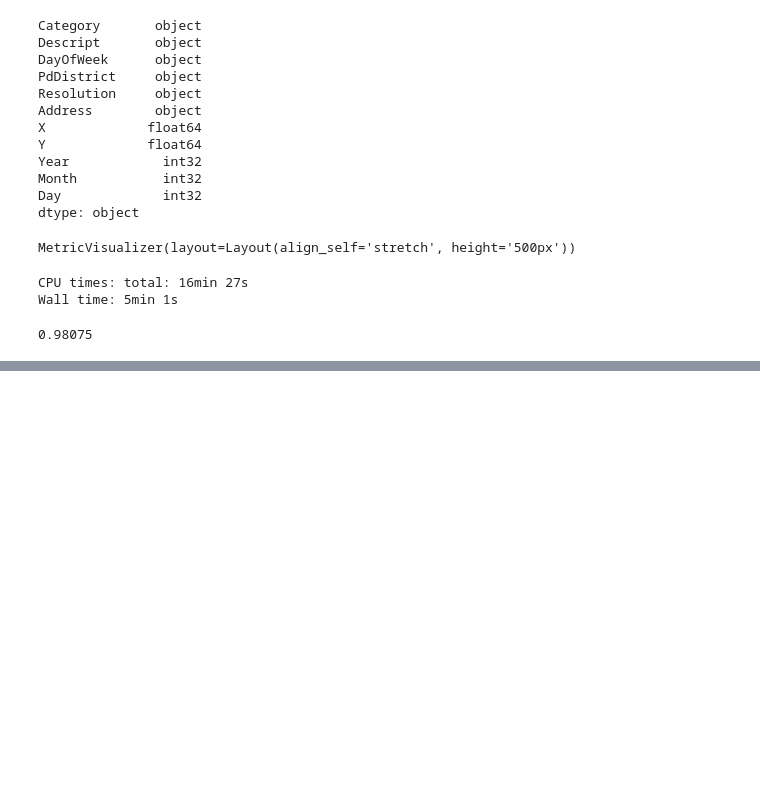
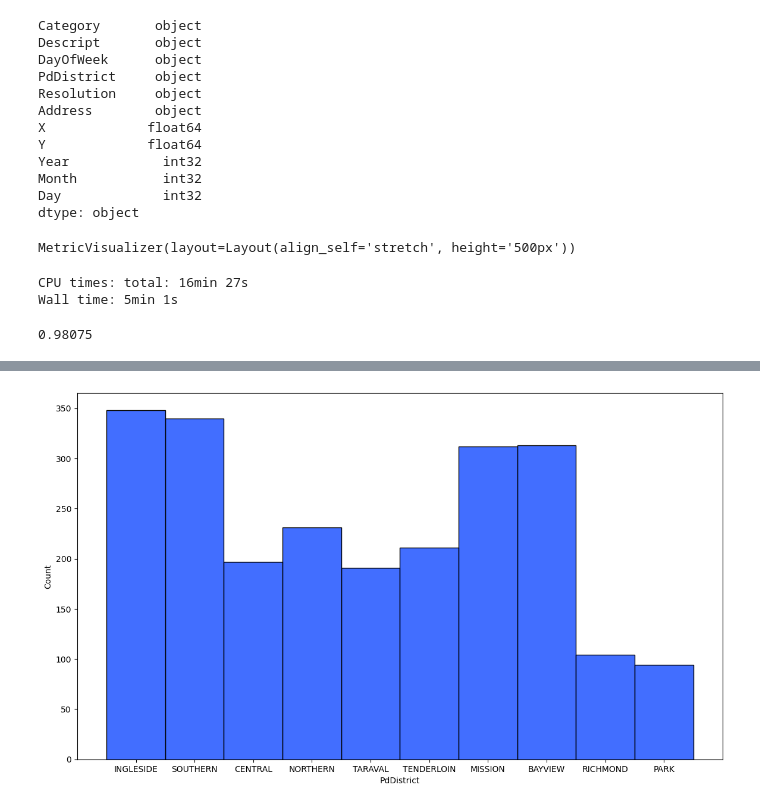
Before and after one commit to msnkr/kaggle_comps, a Jupyter notebook: San Francisco Crime Classification/Untitled.ipynb, the cells around one changed output, grey strips where cells are left out. Drawn from its saved outputs; the diff is of its cells as text; code cells hidden in the pictures; blank space fills up the shorter version.

```diff
--- a/San Francisco Crime Classification/Untitled.ipynb
+++ b/San Francisco Crime Classification/Untitled.ipynb
@@ -165,0 +165,6 @@ sns.histplot(data=df_southern, x="Year", bins=8);
+# %%
+df_kidnapping = df[df["Category"] == "KIDNAPPING"]
+# %%
+sns.histplot(data=df_kidnapping, x="PdDistrict");
+# %% [output]
+[figure, added]
```
Also changed, not shown: parts of 7 cells of this notebook.
